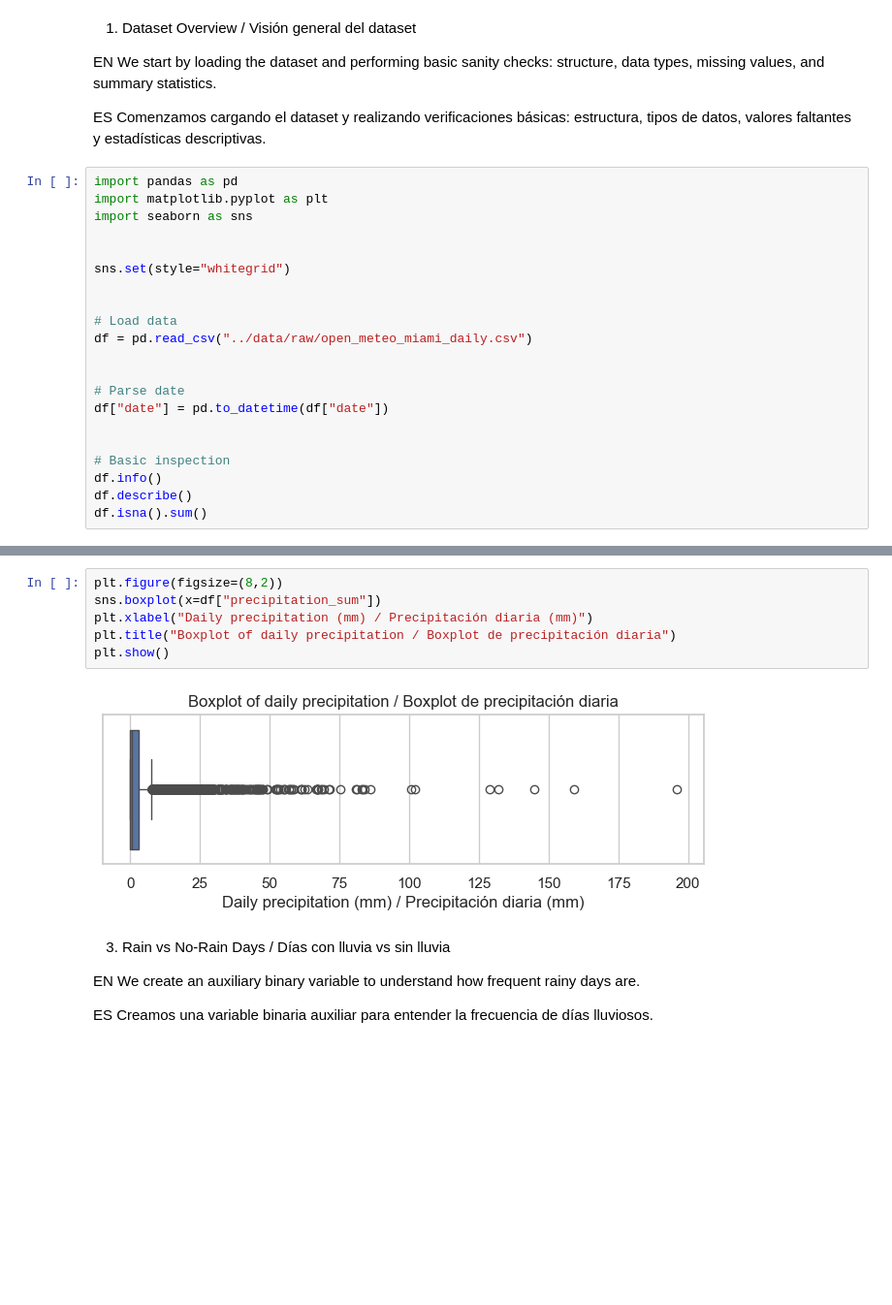
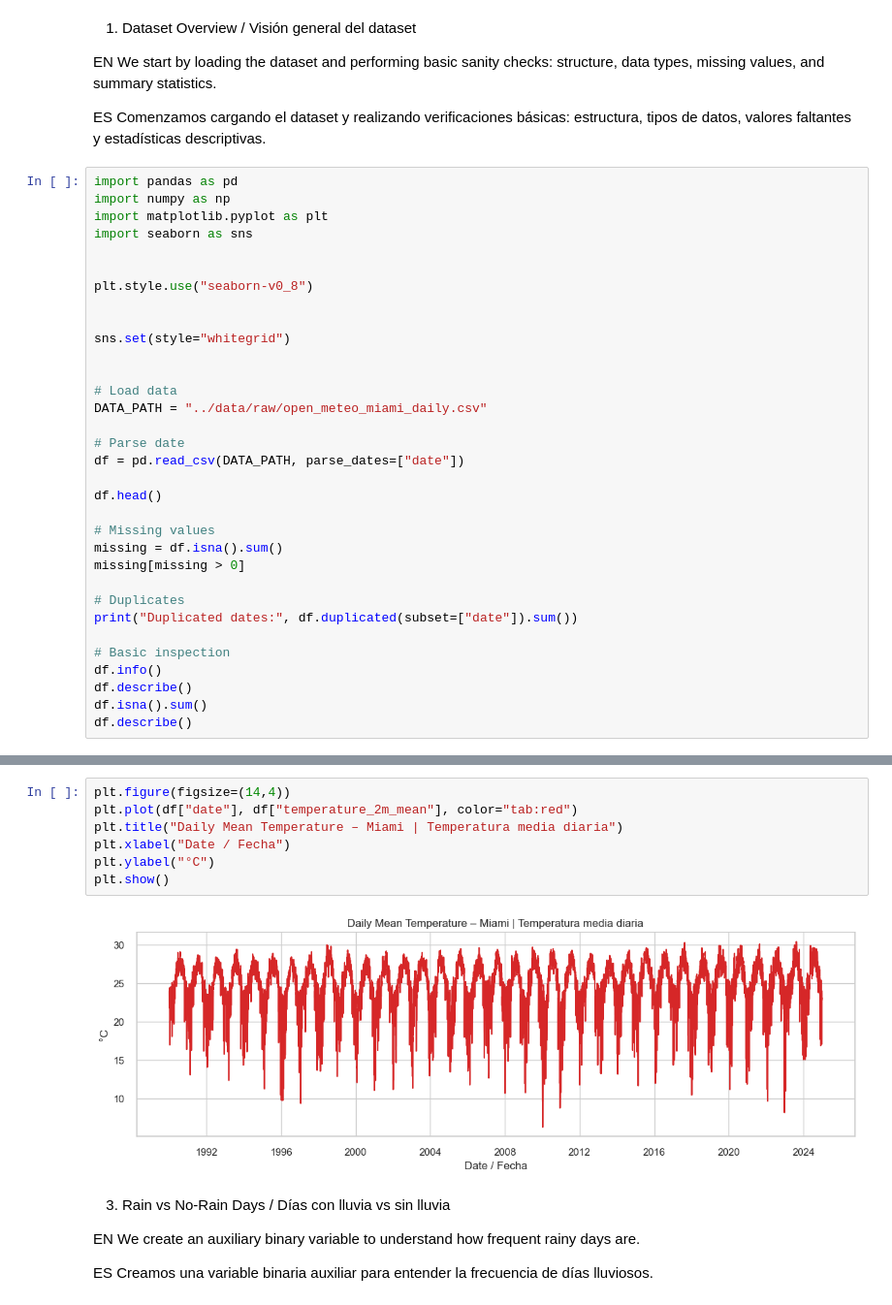
Before and after one commit to aleagusti/Weather-ds-portfolio, a Jupyter notebook: notebooks/01_eda.ipynb, the cells around one changed output, grey strips where cells are left out. Shown at 97% size. Drawn from its saved outputs; the diff is of its cells as text; blank space fills up the shorter version.

```diff
--- a/notebooks/01_eda.ipynb
+++ b/notebooks/01_eda.ipynb
@@ -17,23 +17,35 @@ ES
 Comenzamos cargando el dataset y realizando verificaciones básicas: estructura, tipos de datos, valores faltantes y estadísticas descriptivas.
 # %%
 import pandas as pd
+import numpy as np
 import matplotlib.pyplot as plt
 import seaborn as sns
+
+
+plt.style.use("seaborn-v0_8")
 
 
 sns.set(style="whitegrid")
 
 
 # Load data
-df = pd.read_csv("../data/raw/open_meteo_miami_daily.csv")
-
+DATA_PATH = "../data/raw/open_meteo_miami_daily.csv"
 
 # Parse date
-df["date"] = pd.to_datetime(df["date"])
+df = pd.read_csv(DATA_PATH, parse_dates=["date"])
 
+df.head()
+
+# Missing values
+missing = df.isna().sum()
+missing[missing > 0]
+
+# Duplicates
+print("Duplicated dates:", df.duplicated(subset=["date"]).sum())
 
 # Basic inspection
 df.info()
 df.describe()
 df.isna().sum()
+df.describe()
 # %% [output]
@@ -88,11 +100,12 @@ plt.show()
 # %%
-plt.figure(figsize=(8,2))
-sns.boxplot(x=df["precipitation_sum"])
-plt.xlabel("Daily precipitation (mm) / Precipitación diaria (mm)")
-plt.title("Boxplot of daily precipitation / Boxplot de precipitación diaria")
+plt.figure(figsize=(14,4))
+plt.plot(df["date"], df["temperature_2m_mean"], color="tab:red")
+plt.title("Daily Mean Temperature – Miami | Temperatura media diaria")
+plt.xlabel("Date / Fecha")
+plt.ylabel("°C")
 plt.show()
 # %% [output]
-[figure, old version]
+[figure, new version]
 # %% [markdown]
 3. Rain vs No‑Rain Days / Días con lluvia vs sin lluvia
 
```
Also changed, not shown: parts of 10 cells of this notebook, 3 other files.
